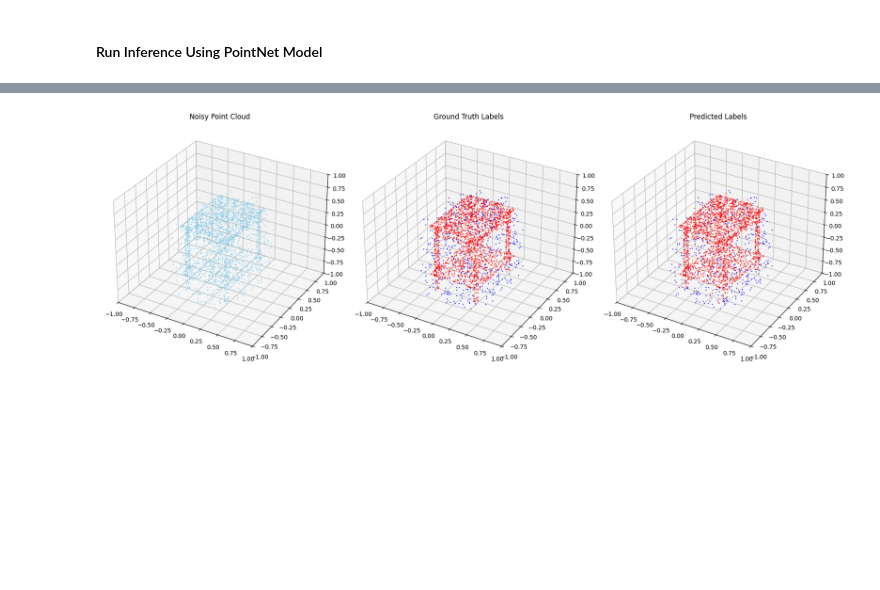
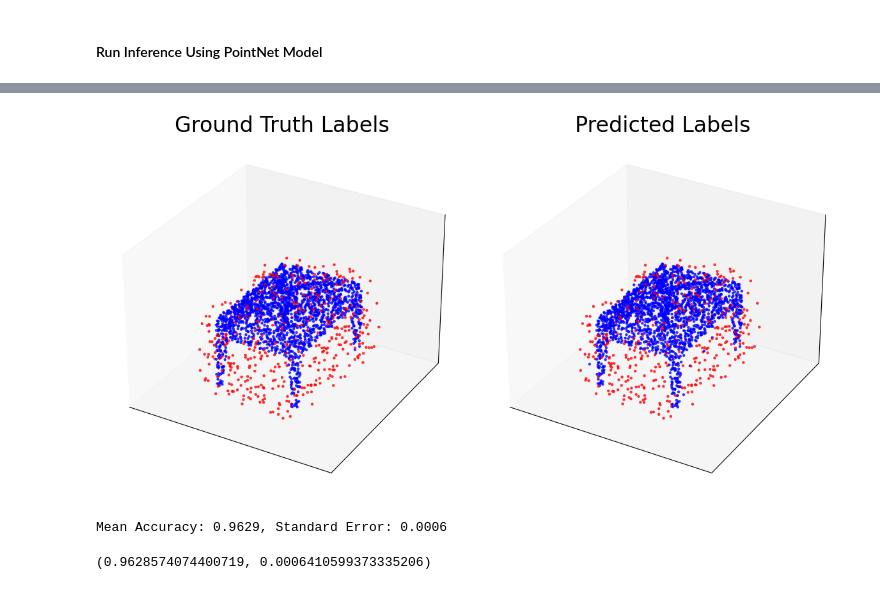
Before and after one commit to JoeWilder/DenoiseNet, a Jupyter notebook: denoisenet2.ipynb, the cells around one changed output, grey strips where cells are left out. Saved outputs shown, nothing was run; the diff lists cells and outputs as text; code cells hidden in the pictures; blank space fills up the shorter version.

Commit message:
add poster plots, remove LFS datasets

```diff
--- a/denoisenet2.ipynb
+++ b/denoisenet2.ipynb
@@ -905,9 +989,9 @@ Accuracy for Test Data:  80.38 %
 # %% [markdown]
 #### Convolution Model
 # %%
-class PointNetDenoiser(nn.Module):
+class PointwiseConvolution(nn.Module):
     def __init__(self):
-        super(PointNetDenoiser, self).__init__()
+        super(PointwiseConvolution, self).__init__()
         self.conv1 = nn.Conv1d(3, 64, 1)
         self.conv2 = nn.Conv1d(64, 128, 1)
         self.conv3 = nn.Conv1d(128, 1024, 1)
@@ -919,7 +1003,7 @@ class PointNetDenoiser(nn.Module):
         self.dropout = nn.Dropout(p=0.3)
 
     def forward(self, input):
-        # input shape: batch_size (16) x num_points (4596) x 3
+        # input shape: batch_size (16) x num_points (N) x 3
         input = input.permute(0, 2, 1)
         input = self.relu(self.conv1(input))
         input = self.relu(self.conv2(input))
@@ -930,7 +1014,7 @@ class PointNetDenoiser(nn.Module):
         input = self.conv6(input)
         input = input.squeeze(1)
 
-        # output shape: batch_size (16) x num_points
+        # output shape: batch_size (16) x num_points (N)
         return input
 # %% [markdown]
 #### Basic model training loop
@@ -940,7 +1024,7 @@ import torch.optim as optim
 import torch.nn as nn
 from tqdm import tqdm
 
-def train_basic_model(model: PointNetDenoiser, epochs: int):
+def train_basic_model(model: PointwiseConvolution, epochs: int):
     device = torch.device("cuda" if torch.cuda.is_available() else "cpu")
     model = model.to(device)
     optimizer = optim.Adam(model.parameters(), lr=0.001)
@@ -988,7 +1072,7 @@ def train_basic_model(model: PointNetDenoiser, epochs: int):
 # %% [markdown]
 #### Run Inference Using Basic Model
 # %%
-def base_model_predict(model: PointNetDenoiser, noisy_pcd_input: torch.Tensor) -> torch.Tensor:
+def base_model_predict(model: PointwiseConvolution, noisy_pcd_input: torch.Tensor) -> torch.Tensor:
     """make predictions on the given noisy point cloud"""
 
     device = torch.device("cuda:0" if torch.cuda.is_available() else "cpu")
@@ -1004,6 +1088,6 @@ def base_model_predict(model: PointNetDenoiser, noisy_pcd_input: torch.Tensor) -
 
     return predicted_labels.squeeze(0)
 # %%
-model = PointNetDenoiser()
+model = PointwiseConvolution()
 train_basic_model(model, 3)
 # %% [output]
@@ -1195,19 +1319,24 @@ Epoch 10, Loss: 0.1207, Accuracy: 95.39%
 # %%
-idx = 3000
-noisy_pcd_input = dataset[idx]["input"]
-true_output = dataset[idx]["output"]
+idx = 30
+noisy_pcd_input = test_dataset[idx]["input"]
+true_output = test_dataset[idx]["output"]
 
 pointnet_predictions = base_model_predict(pointnet_model, noisy_pcd_input)
 
-plot_predictions(noisy_pcd_input, pointnet_predictions, true_output)
+plot_poster_predictions(noisy_pcd_input, pointnet_predictions, true_output)
 # %% [output]
-[figure, old version]
+[figure, new version]
 # %%
 #import time
 
 #output_path = f'models/denoise_net_{int(time.time())}.pth'
 #torch.save(model.state_dict(), output_path)
 #print(f"Model saved as '{output_path}'")
+# %%
+compute_standard_error(pointnet_model, test_dataset)
+# %% [output]
+Mean Accuracy: 0.9629, Standard Error: 0.0006
+(0.9628574074400719, 0.0006410599373335206)
 # %%
 predicted_pcd = output_predicted_pcd(noisy_pcd_input, predictions.squeeze(0))
 DatasetUtils.visualize_pointcloud(predicted_pcd)
```
Also changed, not shown: parts of 10 cells of this notebook, 4 other files.
